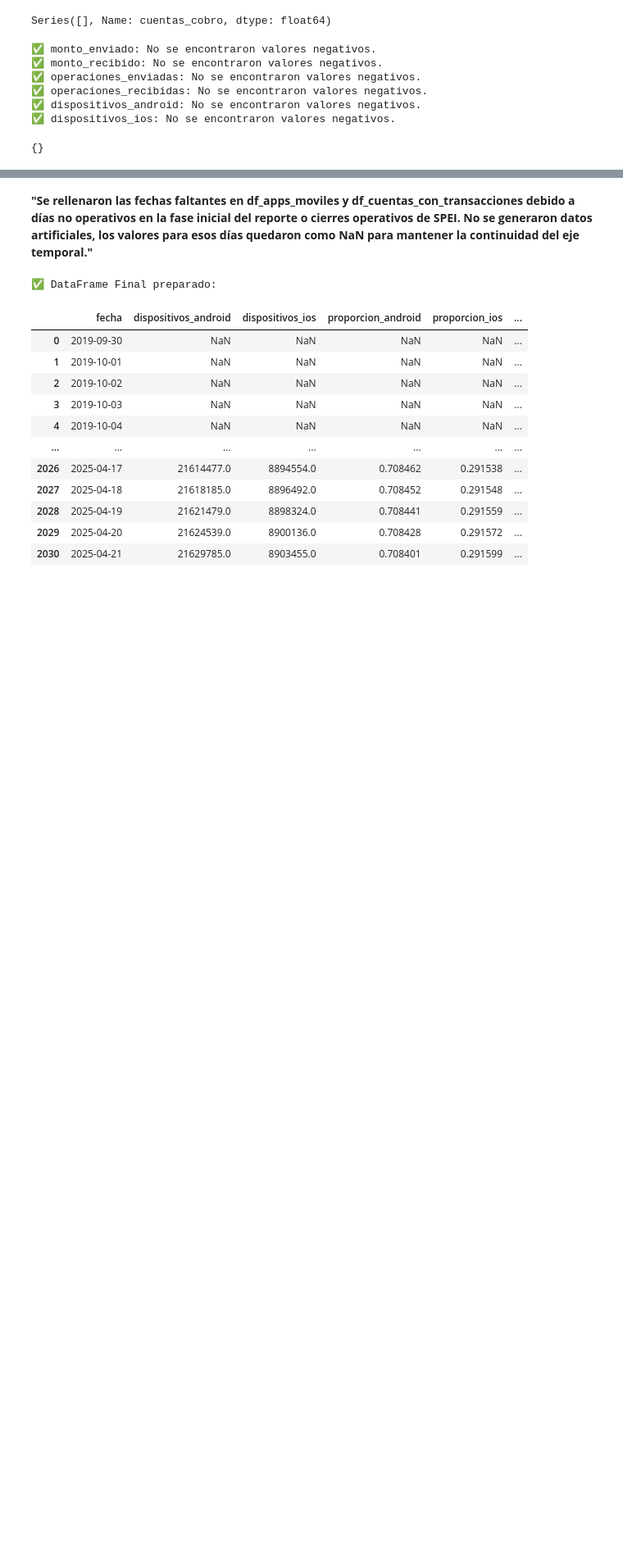
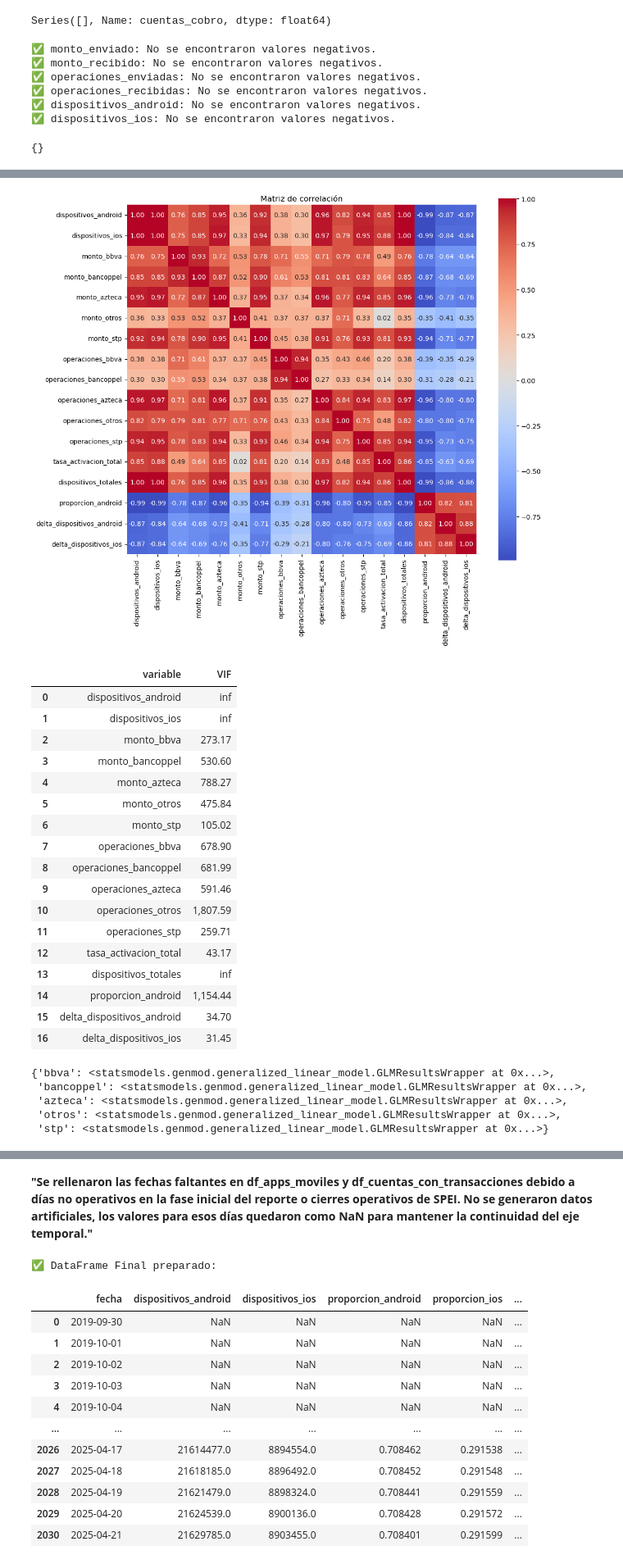
Before and after one commit to gerardorochabenigno/FinalLineales, a Jupyter notebook: cleaning_data.ipynb, the cells around one changed output, grey strips where cells are left out. Shown at 82% size. Cells and saved outputs as stored; diff of their text form; code cells hidden in the pictures; blank space fills up the shorter version.

Commit message:
v1.0.2 develop data & models 1st step

```diff
--- a/cleaning_data.ipynb
+++ b/cleaning_data.ipynb
@@ -4,6 +4,7 @@ import pandas as pd
 import matplotlib.pyplot as plt
 import seaborn as sns
 import scipy.stats as stats
+pd.options.display.float_format = '{:,.2f}'.format
 # %%
 path_root = "./bash_process/"
 path_list = ["apps_moviles", "cuentas_con_transacciones", "cuentas_validadas","montos_procesados","operaciones_realizadas"]
@@ -806,0 +1098,3 @@ df_cuentas_con_transacciones = rellenar_fechas(df_cuentas_con_transacciones)
+# %%
+data = crear_variables_derivadas(df_merged)
+data = agregar_deltas_y_ratios(data)
@@ -806,0 +1128,9 @@ df_cuentas_con_transacciones = rellenar_fechas(df_cuentas_con_transacciones)
+# %%
+# Para un modelo que prediga montos por banco:
+features_monto = seleccionar_features(data, targets=["monto"])
+
+# Para operaciones:
+features_operaciones = seleccionar_features(data, targets=["operaciones"])
+
+# Para cuentas:
+features_cuentas = seleccionar_features(data, targets=["cuentas"])
@@ -806,0 +1157,29 @@ df_cuentas_con_transacciones = rellenar_fechas(df_cuentas_con_transacciones)
+# %%
+import matplotlib.pyplot as plt
+import seaborn as sns
+from statsmodels.stats.outliers_influence import variance_inflation_factor
+import pandas as pd
+
+def diagnostico_multicolinealidad(df: pd.DataFrame, features: list):
+    """
+    Genera:
+    - Matriz de correlación visual (heatmap)
+    - VIF (Variance Inflation Factor) para las variables seleccionadas
+    """
+    df_subset = df[features].dropna().copy()
+
+    # 1. Correlation heatmap
+    plt.figure(figsize=(12, 10))
+    corr = df_subset.corr()
+    sns.heatmap(corr, annot=True, cmap="coolwarm", fmt=".2f", square=True)
+    plt.title("Matriz de correlación")
+    plt.show()
+
+    # 2. VIF calculation
+    vif_data = pd.DataFrame()
+    vif_data["variable"] = df_subset.columns
+    vif_data["VIF"] = [
+        variance_inflation_factor(df_subset.values, i) for i in range(df_subset.shape[1])
+    ]
+
+    return vif_data
@@ -806,0 +1207,22 @@ df_cuentas_con_transacciones = rellenar_fechas(df_cuentas_con_transacciones)
+# %%
+diagnostico_multicolinealidad(data, features_cuentas)
+# %% [output]
+[figure, added]
+|  | variable | VIF |
+| 0 | dispositivos_android | inf |
+| 1 | dispositivos_ios | inf |
+| 2 | monto_bbva | 273.17 |
+| 3 | monto_bancoppel | 530.60 |
+| 4 | monto_azteca | 788.27 |
+| 5 | monto_otros | 475.84 |
+| 6 | monto_stp | 105.02 |
+| 7 | operaciones_bbva | 678.90 |
+| 8 | operaciones_bancoppel | 681.99 |
+| 9 | operaciones_azteca | 591.46 |
+| 10 | operaciones_otros | 1,807.59 |
+| 11 | operaciones_stp | 259.71 |
+| 12 | tasa_activacion_total | 43.17 |
+| 13 | dispositivos_totales | inf |
+| 14 | proporcion_android | 1,154.44 |
+| 15 | delta_dispositivos_android | 34.70 |
+| 16 | delta_dispositivos_ios | 31.45 |
@@ -806,0 +1270,8 @@ df_cuentas_con_transacciones = rellenar_fechas(df_cuentas_con_transacciones)
+# %%
+resultados
+# %% [output]
+{'bbva': <statsmodels.genmod.generalized_linear_model.GLMResultsWrapper at 0x...>,
+ 'bancoppel': <statsmodels.genmod.generalized_linear_model.GLMResultsWrapper at 0x...>,
+ 'azteca': <statsmodels.genmod.generalized_linear_model.GLMResultsWrapper at 0x...>,
+ 'otros': <statsmodels.genmod.generalized_linear_model.GLMResultsWrapper at 0x...>,
+ 'stp': <statsmodels.genmod.generalized_linear_model.GLMResultsWrapper at 0x...>}
```
Also changed, not shown: parts of 70 cells of this notebook.
